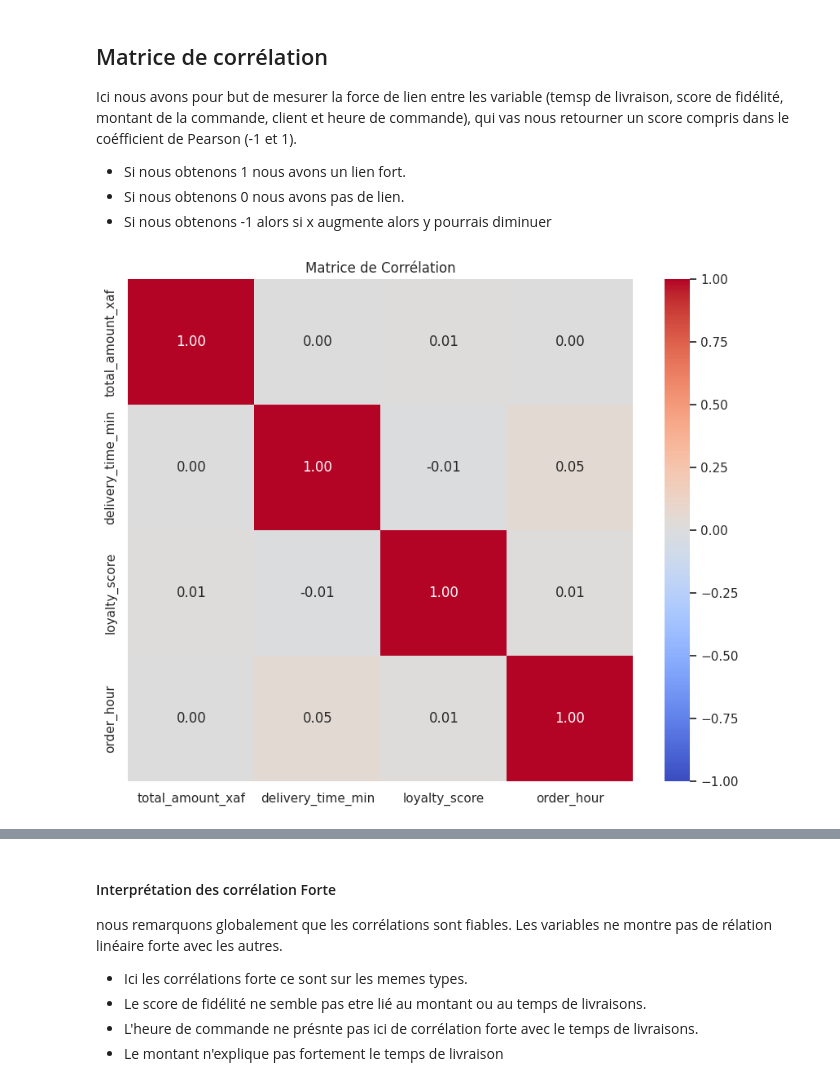
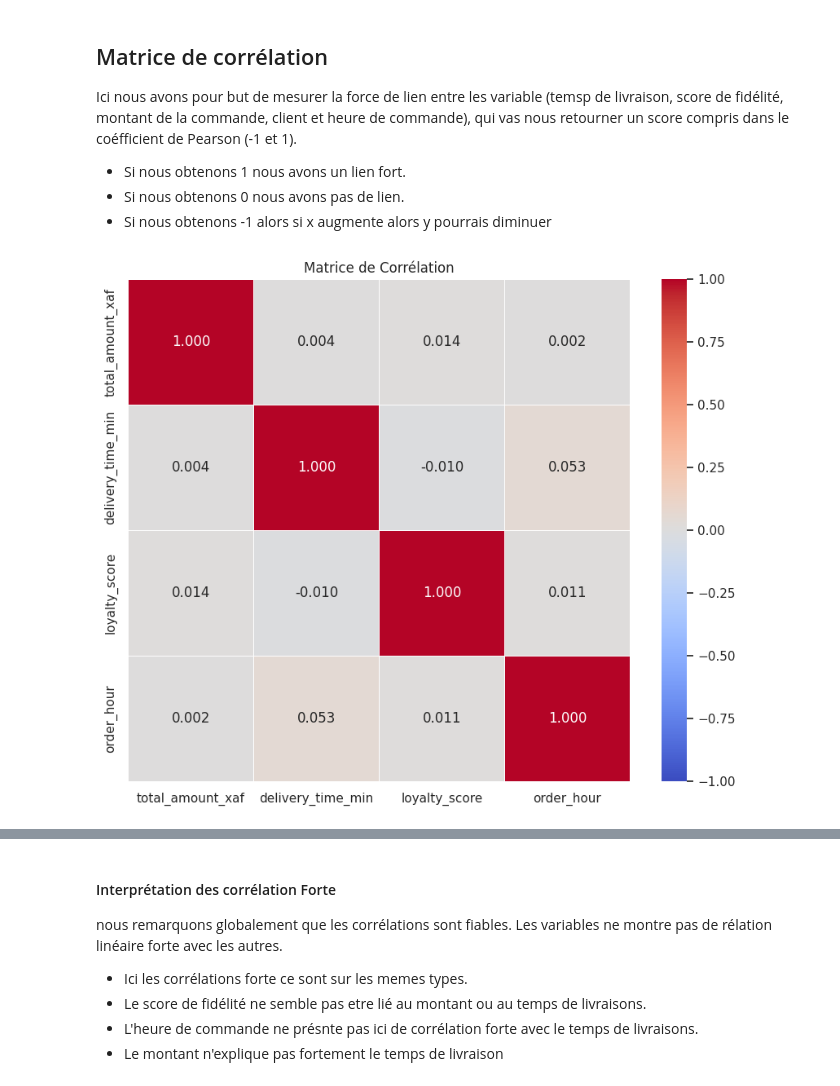
Before and after one commit to Codeur63/Projet_1-Data_IA_enginner, a Jupyter notebook: notebooks/statistics.ipynb, the cells around one changed output, grey strips where cells are left out. Cells and saved outputs as stored; diff of their text form; code cells hidden in the pictures.

```diff
--- a/notebooks/statistics.ipynb
+++ b/notebooks/statistics.ipynb
@@ -140,17 +159,19 @@ Nous allons definir des fonctions de normalisation pour nos donnés et les appli
 
 # Normalise les status
 def status_normalise(value):
+
     if pd.isna(value):
         return np.nan
+
     value = str(value).strip().lower()
     if value in {"livrÃ©", "LivrÃ©", "LIVRE", "livre", "livré", "livrã©"}:
-        return "livré"
+        return "delivered"
     if value in {"en_retard", "en retard", "retard", "En_retard", "EN_RETARD"}:
-        return "en_retard"
+        return "late"
     if value in {"annule", "ANNULE", "AnnulÃ©", "annulÃ©","annulã©"}:
-        return "annulé"
+        return "cancelled"
     if value in {"en_cours", "en cours","En_cours"}:
-        return "en_cours"
+        return "in_progress"
     return value.strip().lower()
 
 # Normalisé les numéros téléphone
@@ -172,10 +193,14 @@ def normalise_phone(phone):
 def city_normalise(value):
     if pd.isna(value):
         return np.nan
-    if value in {"Yaoundã©","Yaoundã©","YaoundÃ©"}:
+    if value in {"Yaoundã©","Yaoundã©","YaoundÃ©","YaoundÃ©","YaoundÃ©","Yaounde", "yaounde","yaoundã©"}:
         return "Yaounde"
+    if value in {"DOUALA", "Douala", "douala","douala","douala"}:
+        return "Douala"
+    if value in {"BAFOUSSAM", "Bafoussam","Bafoussam","bafoussam"}:
+        return "Bafoussam"
     value = str(value).strip().lower()
-    return value.capitalize()
+    return value
 
 # Identifier les formats data de Orders :
 DATE_FORMATS = [
@@ -214,11 +239,11 @@ orders ['city'] = orders['city'].apply(city_normalise)
 orders['order_date'] = orders['order_date'].apply(date_normalise)
 
 orders["delivery_time_min"] = pd.to_numeric(orders["delivery_time_min"], errors="coerce")
-orders["total_amount_xaf"] = pd.to_numeric(
-    orders["total_amount_xaf"], errors="coerce"
-).abs()
+# orders["total_amount_xaf"] = pd.to_numeric(
+#     orders["total_amount_xaf"], errors="coerce"
+# ).abs()
 
-customers["loyalty_score"] = pd.to_numeric(customers["loyalty_score"], errors="coerce")
+# customers["loyalty_score"] = pd.to_numeric(customers["loyalty_score"], errors="coerce")
 # %% [markdown]
 ## Statisique descriptives
 Nous allons calculez les statistiques descriptives (moyenne, médiane, écart-type, quartiles) des temps de livraison
@@ -419,23 +485,32 @@ Ici nous avons pour but de mesurer la force de lien entre les variable (temsp de
 - Si nous obtenons 0 nous avons pas de lien.
 - Si nous obtenons -1 alors si x augmente alors y pourrais diminuer
 # %%
-# 1. Matrice de corrélation [cite: 114]
 analysis_df = orders.merge(
     customers[["customer_id", "loyalty_score"]],
     on="customer_id",
     how="left"
 ).copy()
 
 corr_matrix = analysis_df[['total_amount_xaf',
                            'delivery_time_min',
                            'loyalty_score',
                            "order_hour"]].corr().round(3)
 
+labels_rename = {
+    "total_amount_xaf":  "Montant (XAF)",
+    "delivery_time_min": "Délai livraison (min)",
+    "loyalty_score":     "Score fidélité",
+    "order_hour":        "Heure commande",
+}
+
+corr_r = corr_matrix.rename(index=labels_rename, columns=labels_rename)
+
 
 plt.figure(figsize=(10, 8))
-sns.heatmap(corr_matrix, annot=True, cmap="coolwarm", vmin=-1, vmax=1, fmt='.2f')
+sns.heatmap(corr_matrix, annot=True, cmap="coolwarm", vmin=-1, vmax=1, fmt='.3f', square=True, linewidths=0.5 )
 sns.set_theme(style="whitegrid")
+plt.savefig("../reports/statistics/heatmagCorrelation.png", bbox_inches="tight", dpi=150)
 plt.title("Matrice de Corrélation")
 plt.show()
 # %% [output]
-[figure, old version]
+[figure, new version]
```
Also changed, not shown: parts of 22 cells of this notebook, 11 other files.
